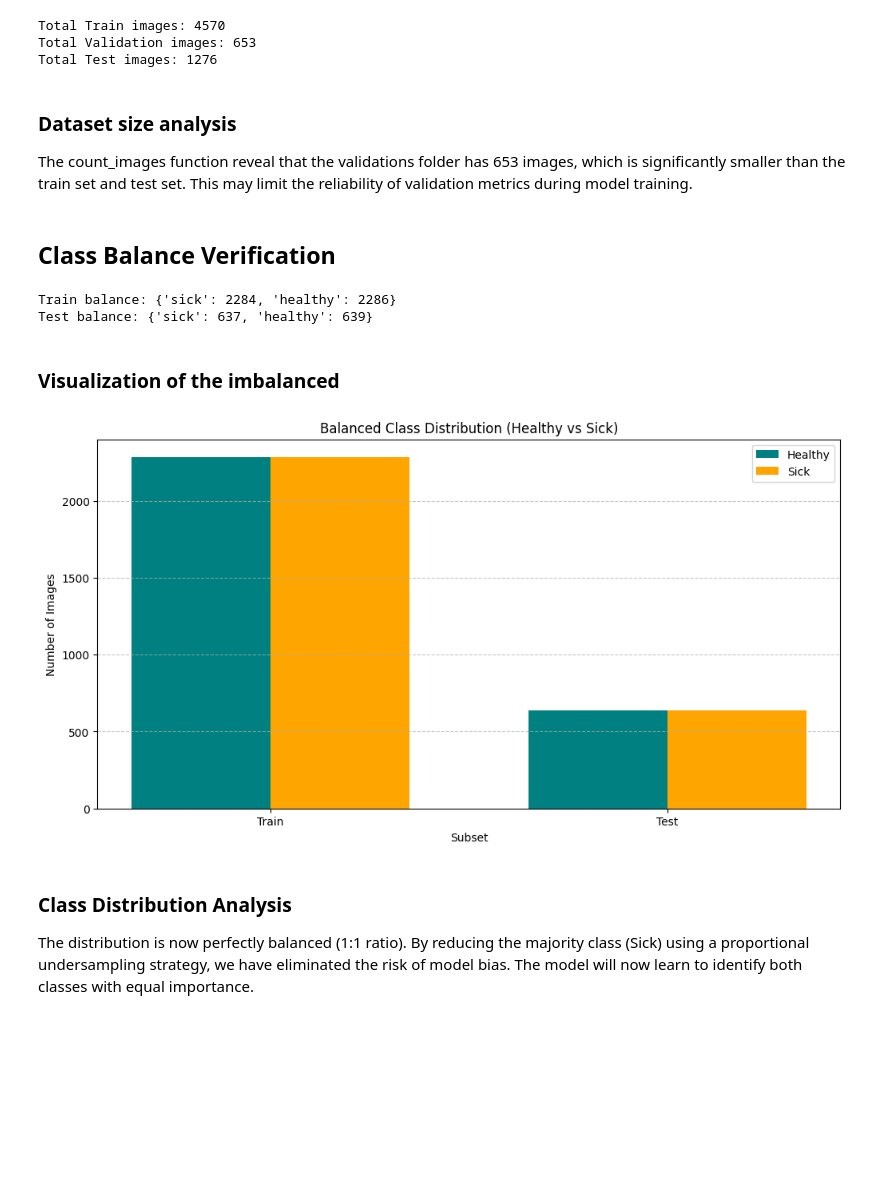
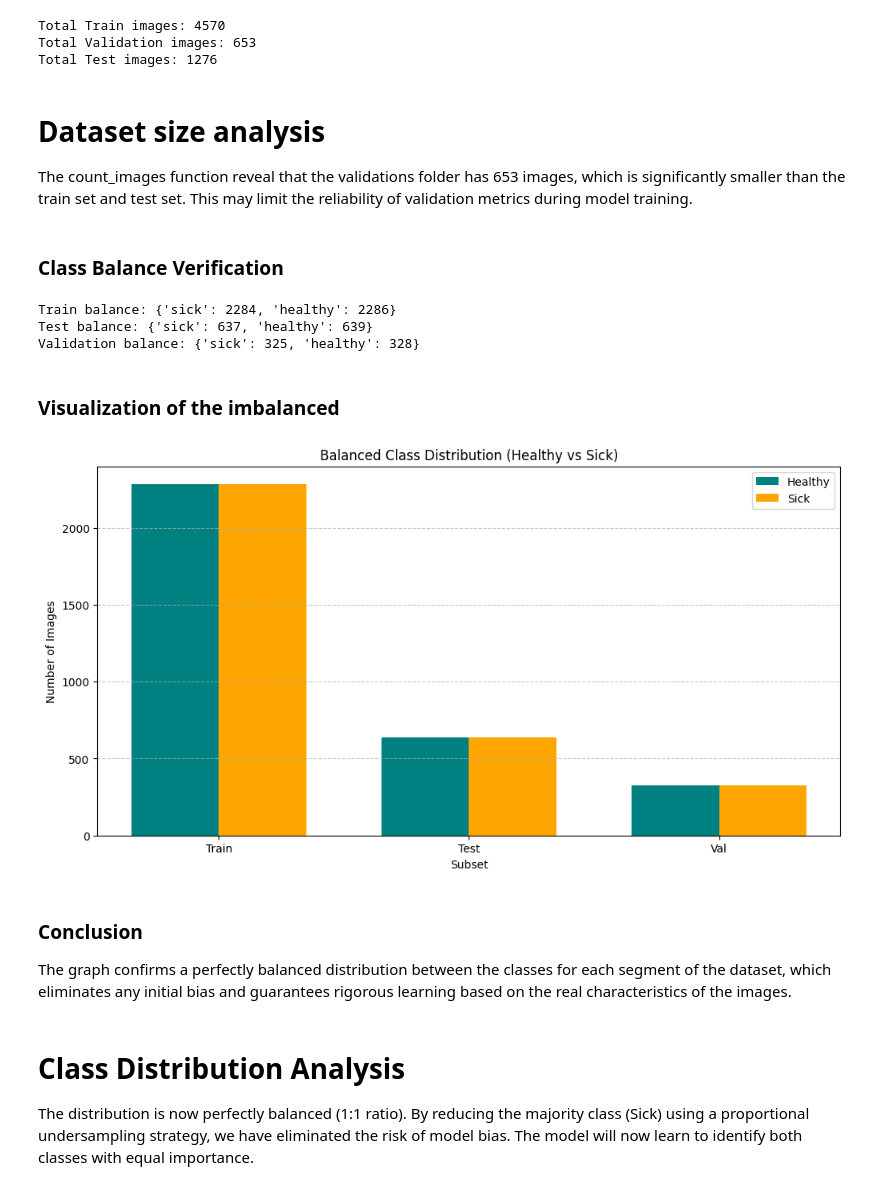
Before and after one commit to Ridwane777/medical-vision-ml, a Jupyter notebook: supervised_learning_sec/dataset_knee_osteoarthritis_eda.ipynb, the cells around one changed output. Cells and saved outputs as stored; diff of their text form; code cells hidden in the pictures; blank space fills up the shorter version.

Commit message:
docs: fix markdown on class imbalance visualization

```diff
--- a/supervised_learning_sec/dataset_knee_osteoarthritis_eda.ipynb
+++ b/supervised_learning_sec/dataset_knee_osteoarthritis_eda.ipynb
@@ -53,12 +53,12 @@ Total Train images: 4570
 Total Validation images: 653
 Total Test images: 1276
 # %% [markdown]
-### Dataset size analysis
+# Dataset size analysis
 
 The count_images function reveal that the validations folder has 653 images, which is significantly smaller than the train set and test set.
 This may limit the reliability of validation metrics during model training.
 # %% [markdown]
- ## Class Balance Verification
+### Class Balance Verification
 # %%
 def count_per_class(base_dir):
     counts = {}
@@ -69,40 +69,47 @@ def count_per_class(base_dir):
 
 train_balance = count_per_class(train_dir)
 test_balance = count_per_class(test_dir)
+val_balance = count_per_class(val_dir)
 
 print("Train balance:", train_balance)
 print("Test balance:", test_balance)
+print("Validation balance:", val_balance)
 # %% [output]
 Train balance: {'sick': 2284, 'healthy': 2286}
 Test balance: {'sick': 637, 'healthy': 639}
+Validation balance: {'sick': 325, 'healthy': 328}
 # %% [markdown]
 ### Visualization of the imbalanced
 # %%
 def plot_distribution():
-    labels = ["Train", "Test"]
-    healthy_counts = [train_balance["healthy"], test_balance["healthy"]]
-    sick_counts = [train_balance["sick"], test_balance["sick"]]
+    labels = ["Train", "Test", "Val"]
+    healthy_counts = [train_balance["healthy"], test_balance["healthy"], val_balance["healthy"]]
+    sick_counts = [train_balance["sick"], test_balance["sick"], val_balance["sick"]]
 
     x = np.arange(len(labels))
     width = 0.35
     plt.figure(figsize=(12, 6))
 
     plt.bar(x - width/2, healthy_counts, width, label="Healthy", color="teal")
     plt.bar(x + width/2, sick_counts, width, label="Sick", color="orange")
 
     plt.xlabel("Subset")
     plt.ylabel("Number of Images")
     plt.title("Balanced Class Distribution (Healthy vs Sick)")
     plt.xticks(x, labels)
     plt.legend()
     plt.grid(axis='y', linestyle='--', alpha=0.7)
     plt.show()
 
 plot_distribution()
 # %% [output]
-[figure, old version]
+[figure, new version]
+# %% [markdown]
+### Conclusion
+The graph confirms a perfectly balanced distribution between the classes for each segment of the dataset, which eliminates any initial bias and guarantees rigorous learning based on the real characteristics of the images.
 # %% [markdown]
-### Class Distribution Analysis
+
+# Class Distribution Analysis
 
 The distribution is now perfectly balanced (1:1 ratio). By reducing the majority class (Sick) using a proportional undersampling strategy, we have eliminated the risk of model bias. The model will now learn to identify both classes with equal importance.
 # %% [markdown]
```
Also changed, not shown: parts of 2 cells of this notebook.
